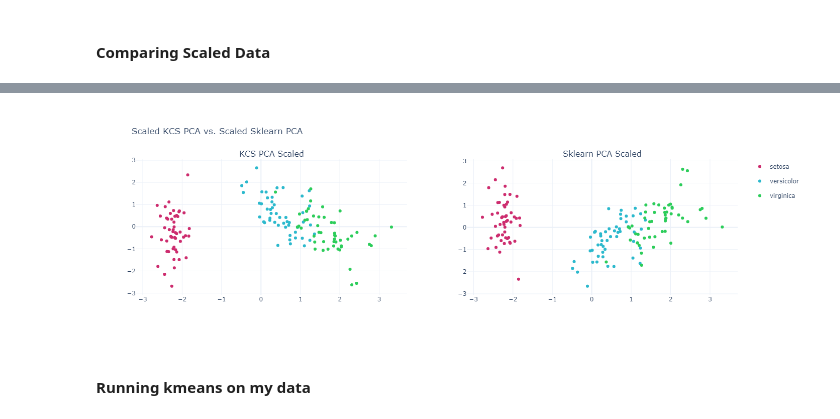
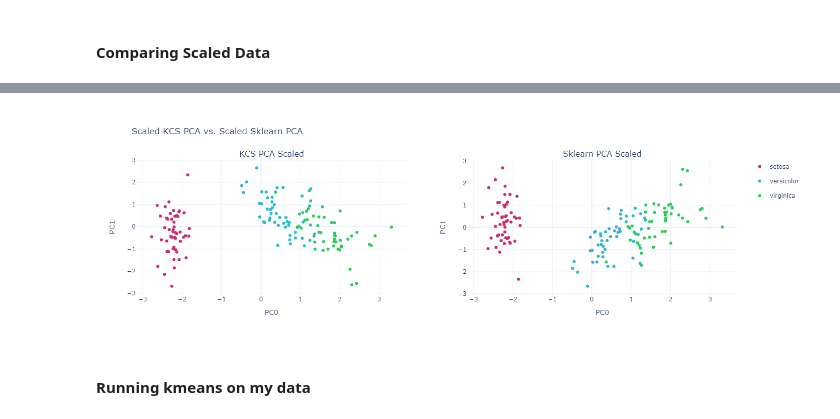
Before and after one commit to kcstauffer21/CS6180_Clustering, a Jupyter notebook: Assignment_2/Assignment_2_KCS.ipynb, the cells around one changed output, grey strips where cells are left out. Saved outputs shown, nothing was run; the diff lists cells and outputs as text; code cells hidden in the pictures.

```diff
--- a/Assignment_2/Assignment_2_KCS.ipynb
+++ b/Assignment_2/Assignment_2_KCS.ipynb
@@ -151,24 +151,26 @@ print(pca_sklearn_data.head())
 # %%
 fig = make_subplots(rows=1, cols=2,
                     subplot_titles=['KCS PCA Scaled', 'Sklearn PCA Scaled'])
 
 cmap ={'setosa': '#CD2C6E',
        'versicolor': '#2CB9CD',
        'virginica': '#2CCD5A'}
 
 for i, species in enumerate(df_kcs_pca_scaled.classes.unique()):
     temp = df_kcs_pca_scaled[df_kcs_pca_scaled.classes == species].reset_index(drop=True)
     fig.add_trace(go.Scatter(x=temp['PC0'], y=temp['PC1'], mode='markers', name=species, legendgroup=species, marker=dict(color=cmap[species]), showlegend=True), row=1, col=1)
 
 for i, species in enumerate(pca_sklearn_data.classes.unique()):
     temp = pca_sklearn_data[pca_sklearn_data.classes == species].reset_index(drop=True)
     fig.add_trace(go.Scatter(x=temp['PC0'], y=temp['PC1'], mode='markers', name=species, legendgroup=species, marker=dict(color=cmap[species]), showlegend=False), row=1, col=2)
 
+fig.update_xaxes(title_text='PC0')
+fig.update_yaxes(title_text='PC1')
 fig.update_layout(template='plotly_white', title='Scaled KCS PCA vs. Scaled Sklearn PCA ')
 plotly.offline.iplot(fig, filename='temp.html')
 # %% [output]
 [interactive output not drawn]
-[figure, old version]
+[figure, new version]
 # %% [markdown]
 #### Running kmeans on my data
 # %%
```
Also changed, not shown: parts of 13 cells of this notebook.
